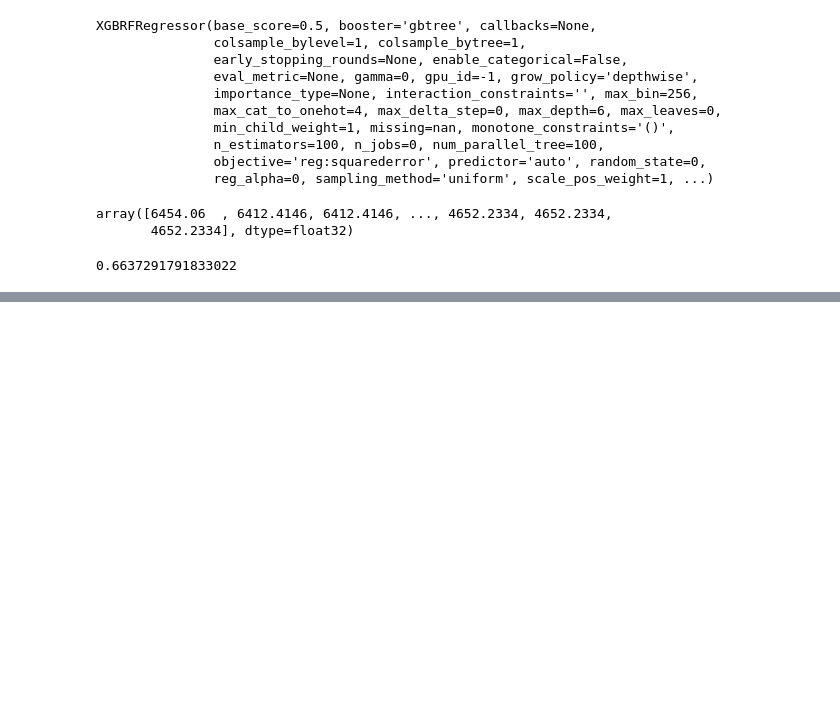
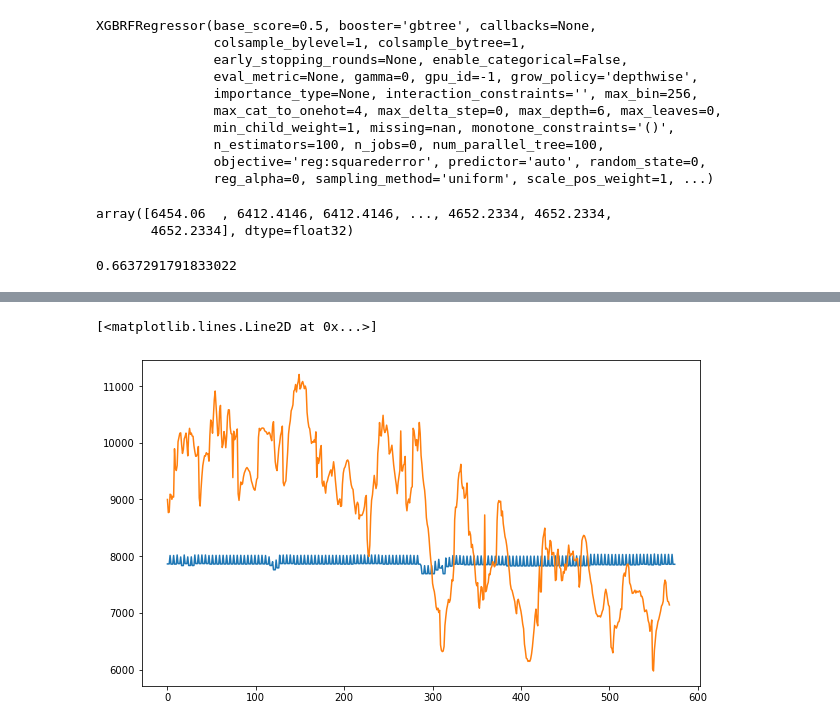
Before and after one commit to manansheel1991/Load_Forecasting_based_on_Weather_Data_and_Calendar_features, a Jupyter notebook: Classical_ML_Models/Partial_Regression_Model_Calendar_Features_Weather_Gradient_Boost_Data.ipynb, the cells around one changed output, grey strips where cells are left out. Saved outputs shown, nothing was run; the diff lists cells and outputs as text; code cells hidden in the pictures; blank space fills up the shorter version.

```diff
--- a/Classical_ML_Models/Partial_Regression_Model_Calendar_Features_Weather_Gradient_Boost_Data.ipynb
+++ b/Classical_ML_Models/Partial_Regression_Model_Calendar_Features_Weather_Gradient_Boost_Data.ipynb
@@ -707,0 +1012,8 @@ plt.show()
+# %%
+clean_weekend = []
+for b in fdf['Is Weekend']:
+    if b==True:
+        clean_weekend.append(1)
+    elif b==False:
+        clean_weekend.append(0)
+fdf['Is Weekend Clean'] = clean_weekend
@@ -707,0 +1026,2 @@ plt.show()
+# %%
+fdf.drop(columns='Is Weekend', inplace=True)
@@ -707,0 +1049,2 @@ plt.show()
+# %%
+fpredictions = model.predict(fdf)
@@ -707,0 +1067,2 @@ plt.show()
+# %%
+factualarray = factual['Haryana Load (MW)']
@@ -707,0 +1085,6 @@ plt.show()
+# %%
+plt.plot(fpredictions)
+plt.plot(factualarray)
+# %% [output]
+[<matplotlib.lines.Line2D at 0x...>]
+[figure, added]
```
Also changed, not shown: parts of 117 cells of this notebook, 1 other file.
